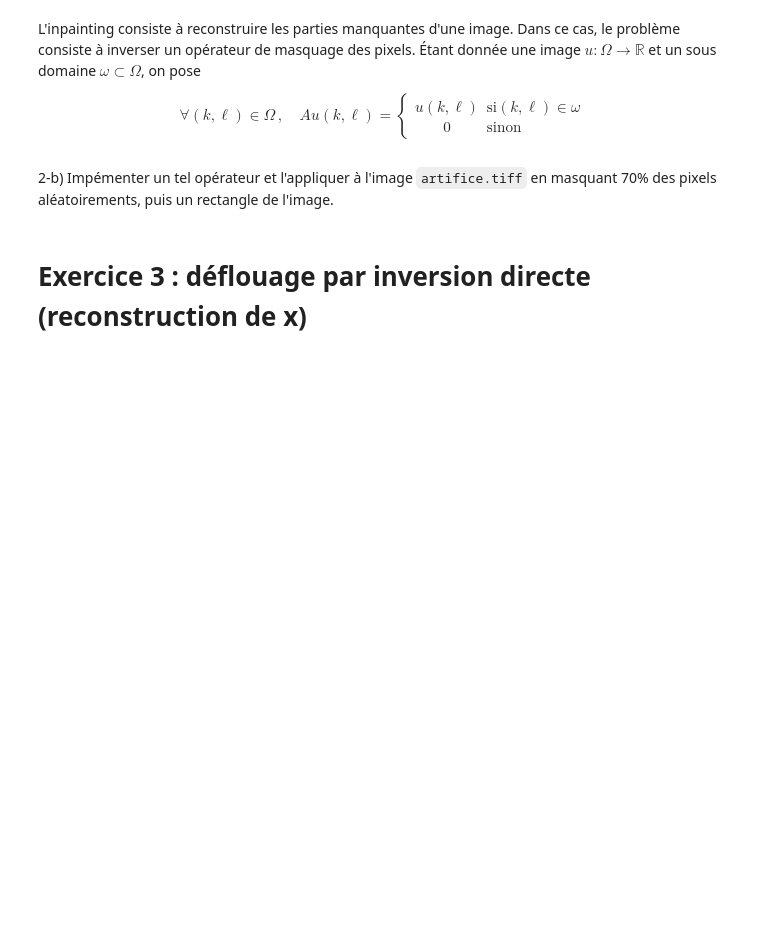
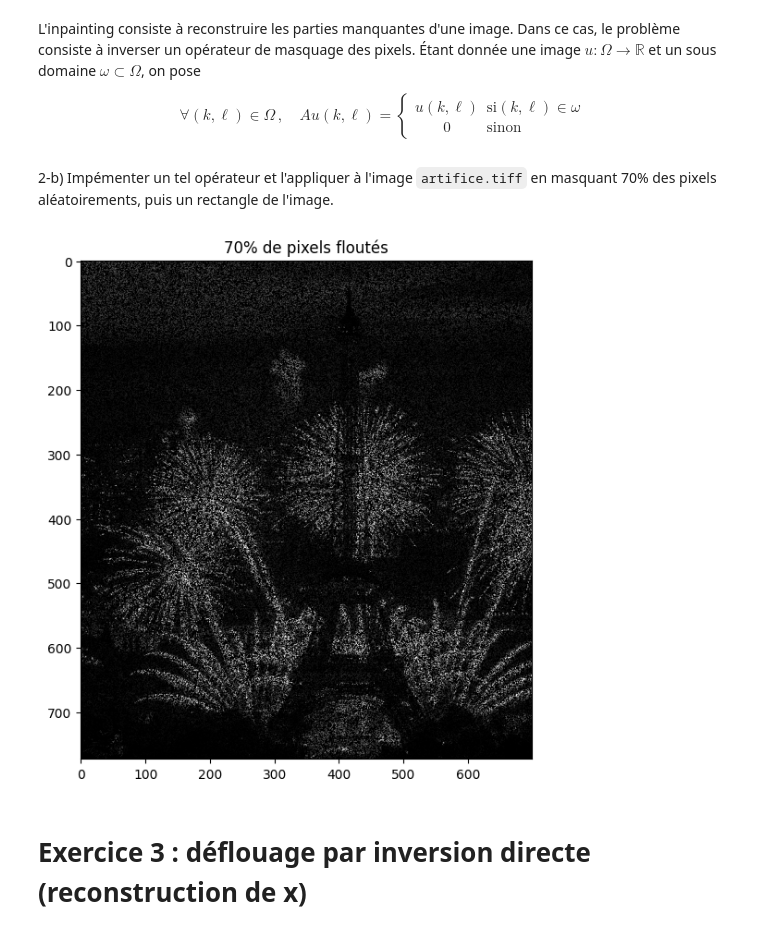
Before and after one commit to sinskid/probleme_inverse, a Jupyter notebook: tp1/TP1.ipynb, the cells around one changed output. Cells and saved outputs as stored; diff of their text form; code cells hidden in the pictures; blank space fills up the shorter version.

```diff
--- a/tp1/TP1.ipynb
+++ b/tp1/TP1.ipynb
@@ -131,3 +172,19 @@ $$
+# %%
+def masquaque(image):
+    imagecop = np.copy(image)
+    nx , ny = image.shape
+    rd = np.random.random(size = (nx,ny))
+    mask = rd >= 0.3
+    imagecop[mask] = 0
+    return imagecop
+
+masque = masquaque(im)
+fig = plt.figure(figsize=(7,7))
+plt.imshow(masque,cmap='gray')
+plt.title("70% de pixels floutés")
+plt.show()
+# %% [output]
+[figure, added]
 # %% [markdown]
 # Exercice 3 : déflouage par inversion directe (reconstruction de x)
 # %% [markdown]
```
Also changed, not shown: parts of 19 cells of this notebook.
